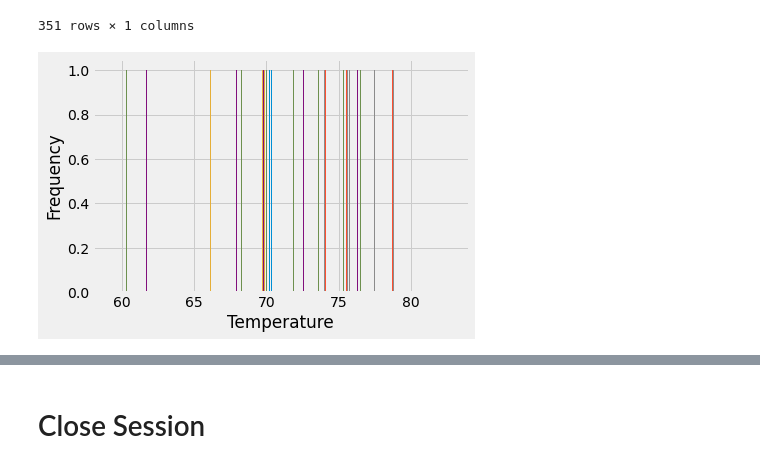
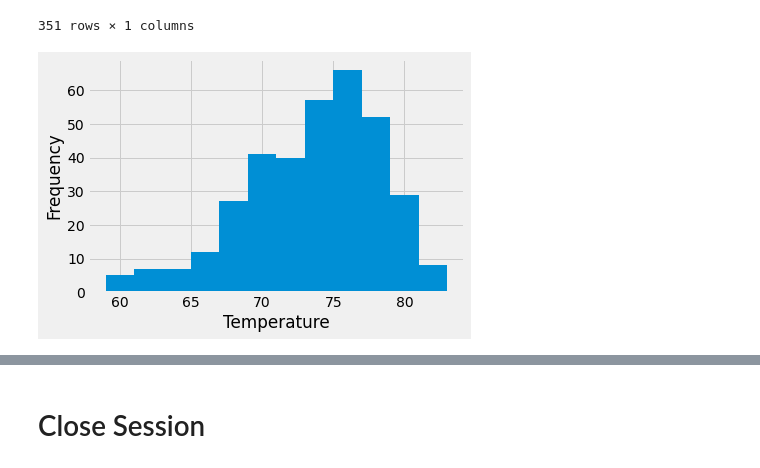
Before and after one commit to hannahweber22/sqlalchemy-challenge, a Jupyter notebook: SurfsUp/climate_starter.ipynb, the cells around one changed output, grey strips where cells are left out. Cells and saved outputs as stored; diff of their text form; code cells hidden in the pictures.

```diff
--- a/SurfsUp/climate_starter.ipynb
+++ b/SurfsUp/climate_starter.ipynb
@@ -195,9 +177,9 @@ tobs_df
 # %%
 # Using the most active station id
 # Query the last 12 months of temperature observation data for this station and plot the results as a histogram
-plt.hist(tobs_df, bins=12)
+plt.hist(tobs_df['Temperature'], bins=12)
 plt.xlabel('Temperature')
 plt.ylabel('Frequency')
 plt.show()
 # %% [output]
-[figure, old version]
+[figure, new version]
```
Also changed, not shown: parts of 4 cells of this notebook, 1 other file.
